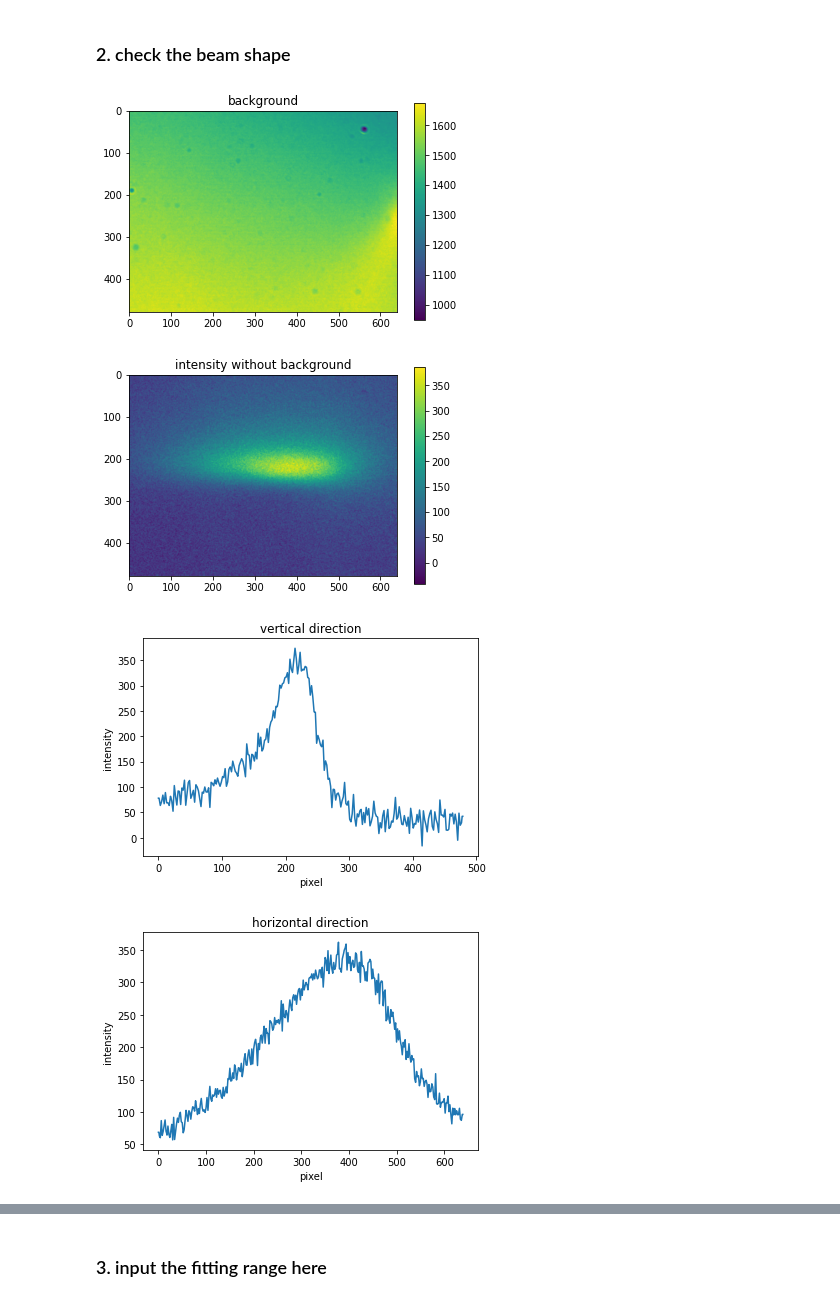
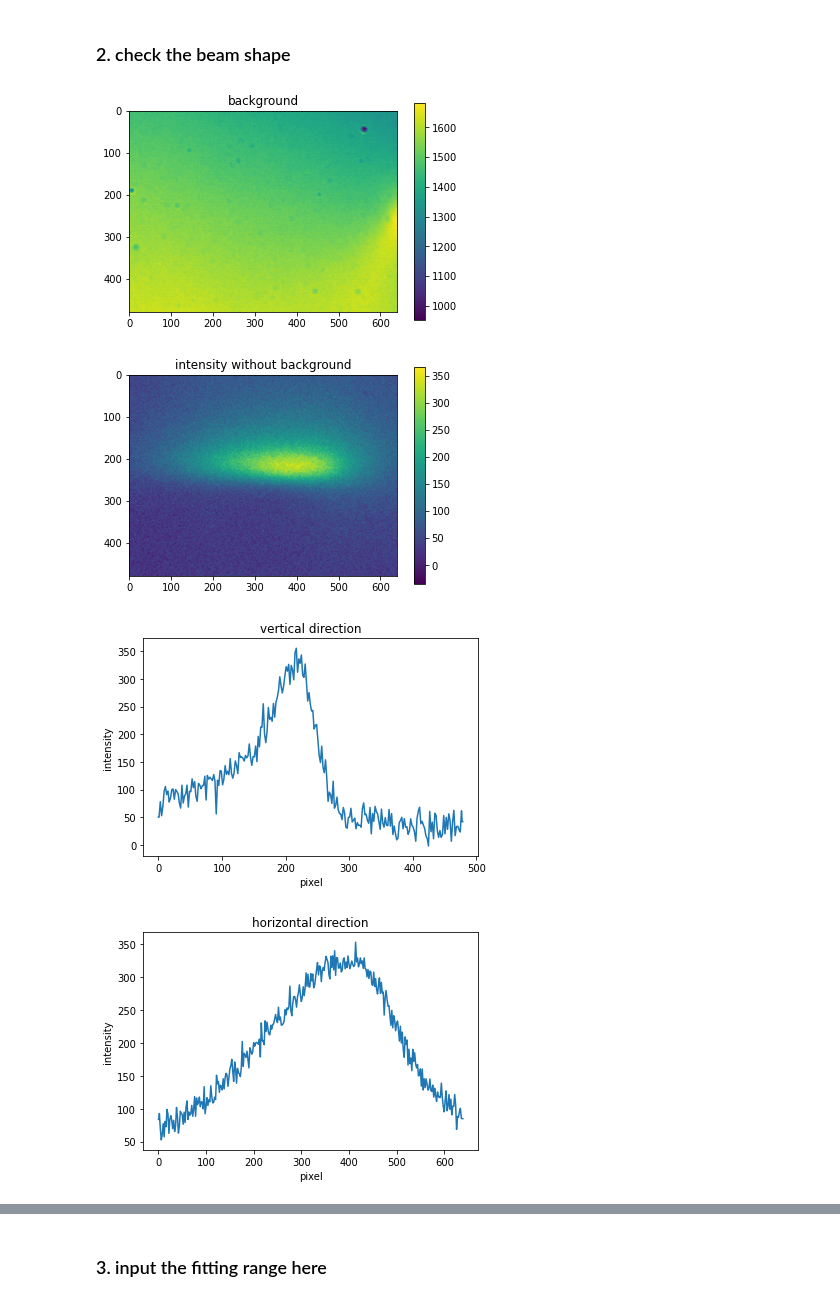
Before and after one commit to JoanneCETsai/Temperature_Calibration, a Jupyter notebook: code/5set_test.ipynb, the cells around one changed output, grey strips where cells are left out. Cells and saved outputs as stored; diff of their text form; code cells hidden in the pictures.

```diff
--- a/code/5set_test.ipynb
+++ b/code/5set_test.ipynb
@@ -106,39 +88,39 @@ sub_folder_names
 # %% [markdown]
 ### 2. check the beam shape
 # %%
-image = "/Users/chiaentsai/Desktop/lab/2023_chess_5/set5/45mm_per_sec/35W_008.raw"
+image = "/Users/chiaentsai/Desktop/lab/2023_chess_5/set4/20mm_per_sec/4mm_33W_018.raw"
 whole = get_blue(image)
 # zoomin = get_bright(whole)
-b_whole = back[3]
+b_whole = back_intensity_list_dict[3][1]
 # fig 1: background
 sc = plt.imshow(b_whole)
 plt.colorbar(sc)
 plt.title("background")
 plt.show()
 # fig 2: intensity without background
 sc = plt.imshow(whole-b_whole)
 plt.colorbar(sc)
 plt.title("intensity without background")
 plt.show()
 # fig 3: vertical direction trend
 plt.plot((whole-b_whole)[:,400])
 plt.title("vertical direction")
 plt.xlabel("pixel")
 plt.ylabel("intensity")
 plt.show()
 # fig 4: horizontal direction trend
 plt.plot((whole-b_whole)[210,:])
 plt.title("horizontal direction")
 plt.xlabel("pixel")
 plt.ylabel("intensity")
 plt.show()
 # fig 5: dR/R intensity
 sc = plt.imshow((whole - b_whole)/b_whole)
 plt.colorbar(sc)
 plt.title("dR/R")
 plt.show()
 # %% [output]
 [figure]
-[figure, old version]
+[figure, new version]
-[figure, old version]
+[figure, new version]
-[figure, old version]
+[figure, new version]
```
Also changed, not shown: parts of 5 cells of this notebook, 2 other files.
